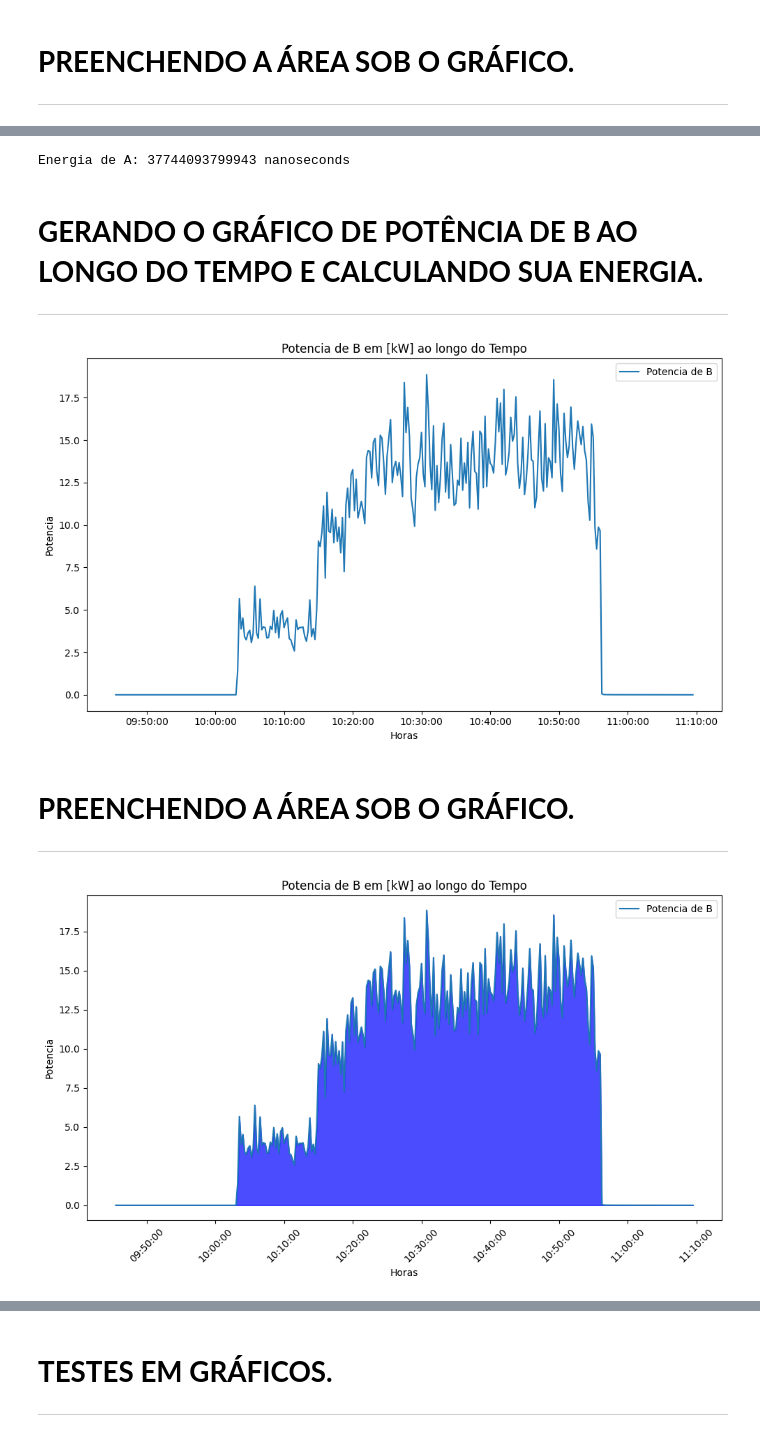
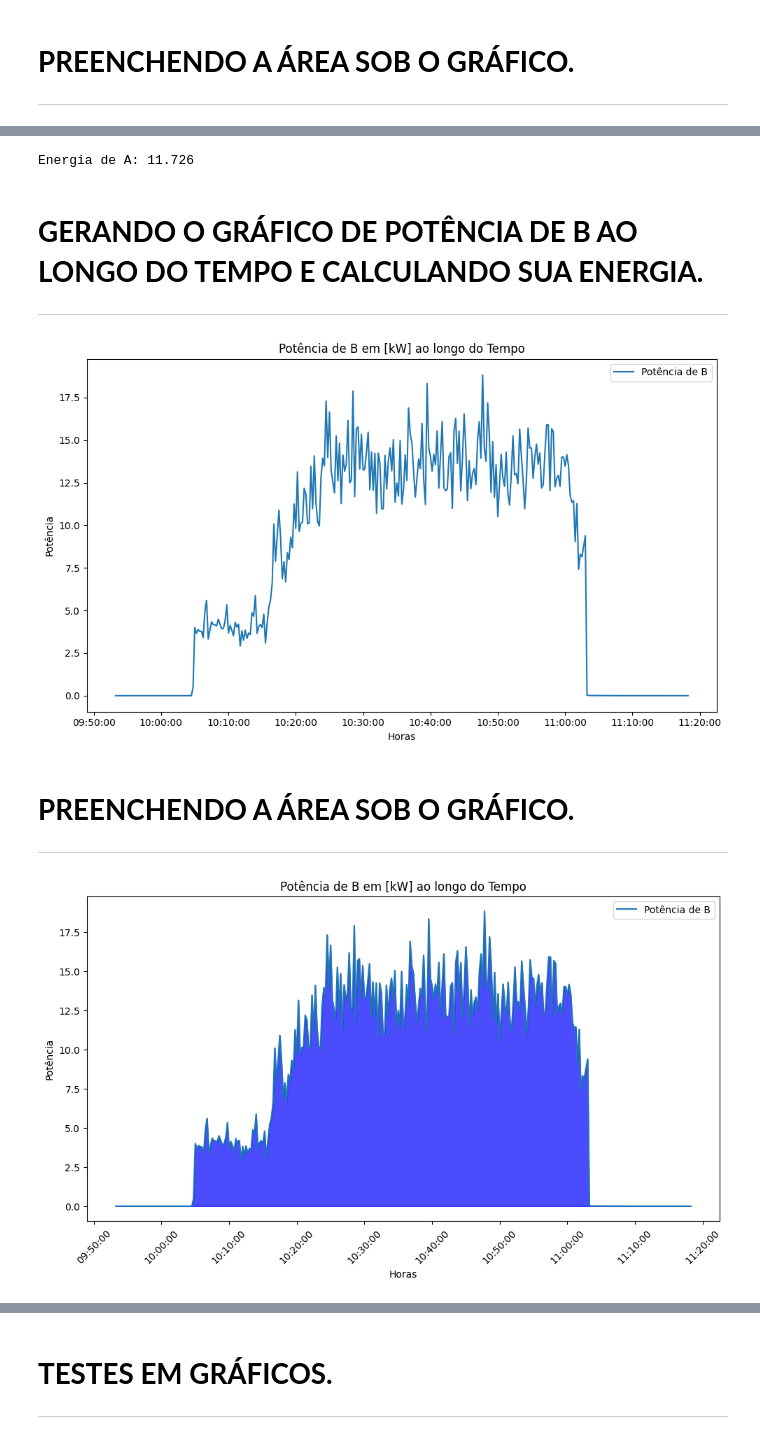
Before and after one commit to MalVaroTor/MalVaroTor, a Jupyter notebook: TCC_1_DESCOBRINDO.ipynb, the cells around one changed output, grey strips where cells are left out. Drawn from its saved outputs; the diff is of its cells as text; code cells hidden in the pictures.

```diff
--- a/TCC_1_DESCOBRINDO.ipynb
+++ b/TCC_1_DESCOBRINDO.ipynb
@@ -18,7 +18,7 @@ import matplotlib.pyplot as plt
 import numpy as np
 
 # LENDO O ARQUIVO NO DRIVE.
-db = pd.read_excel('/content/drive/MyDrive/TCC/db_dados/Dados_I_V_2023.xlsx')
+db = pd.read_excel('/content/drive/MyDrive/TCC/db_dados/all_dados_I_V_T.xlsx')
 
 # APRESENTANDO VISUALMENTE A TABELA.
 display(db)
@@ -60,7 +69,7 @@ dtype: object
 ---
 # %%
 # FILTRANDO A TABELA EM UM DIA ESPECÍFICO.
-db_dia = db.loc[db['HORA'].dt.date == pd.to_datetime('2023-02-02').date()]
+db_dia = db.loc[db['Data/Hora'].dt.date == pd.to_datetime('2023-01-17').date()]
 
 display(db_dia)
 # %% [output]
@@ -126,7 +135,7 @@ plt.show()
 # db_dia['Potencia_A_[kW]'] = db_dia['Corrente_A_[A]'] * db_dia['Tensao_A_[V]'] / 1000
 
 # TRAZENDO O ÍNDICE DA COLUNA 'Corrente_B_[A]'.
-indice_corrente_B = db_dia.columns.get_loc('Corrente_B_[A]')
+indice_corrente_B = db_dia.columns.get_loc('Tensao_A_[V]')
 
 # INSERINDO A COLUNA 'Potencia_A_[kW]' DEPOIS DA COLUNA 'Corrente_B_[A]'.
 db_dia.insert(indice_corrente_B + 1, \
@@ -181,0 +195,7 @@ display(db_dia)
+# %%
+# CRIANDO A COLUNA 'Hora_decimal'.
+db_dia['Hora_decimal'] = db_dia['Data/Hora'].dt.hour + \
+                                db_dia['Data/Hora'].dt.minute / 60 + \
+                                    db_dia['Data/Hora'].dt.second / 3600
+
+display(db_dia)
@@ -254,12 +294,15 @@ plt.show()
 # %%
 # CALCULANDO A INTEGRAL PELO MÉTODO DO TRAPÉZIO.
 integral_PotenciaA = np.trapz(db_dia['Potencia_A_[kW]'], \
-                                db_dia['HORA'])
+                                db_dia['Hora_decimal'])
+
+# FORMATANDO O DADO DA INTEGRAL PARA 3 DÍGITOS.
+integral_PotenciaA = round(integral_PotenciaA , 3)
 
 # IMPRIMINDO O RESULTADO.
 print("Energia de A:", integral_PotenciaA)
 # %% [output]
-Energia de A: 37744093799943 nanoseconds
+Energia de A: 11.726
 # %% [markdown]
 # **GERANDO O GRÁFICO DE POTÊNCIA DE B AO LONGO DO TEMPO E CALCULANDO SUA ENERGIA.**
 
@@ -269,17 +312,17 @@ Energia de A: 37744093799943 nanoseconds
 plt.figure(figsize=(10, 6))
 
 # PLOTANDO OS DADOS DO GRÁFICO.
-plt.plot(db_dia['HORA'], \
+plt.plot(db_dia['Data/Hora'], \
             db_dia['Potencia_B_[kW]'], \
-                label='Potencia de B')
+                label='Potência de B')
 
 # ADICIONADNO OS EIXOS.
 plt.xlabel('Horas')
 
-plt.ylabel('Potencia')
+plt.ylabel('Potência')
 
 # ADICIONADNO O TÍTULO.
-plt.title('Potencia de B em [kW] ao longo do Tempo')
+plt.title('Potência de B em [kW] ao longo do Tempo')
 
 # ADICIONADNO A LEGENDA.
 plt.legend()
@@ -292,7 +335,7 @@ plt.tight_layout()
 
 plt.show()
 # %% [output]
-[figure, old version]
+[figure, new version]
 # %% [markdown]
 # **PREENCHENDO A ÁREA SOB O GRÁFICO.**
 
@@ -301,36 +344,36 @@ plt.show()
 # CRIANDO A FIGURA.
 plt.figure(figsize=(10, 6))
 
 # PLOTANDO OS DADOS DO GRÁFICO.
-plt.plot(db_dia['HORA'], \
+plt.plot(db_dia['Data/Hora'], \
             db_dia['Potencia_B_[kW]'], \
-                label='Potencia de B')
+                label='Potência de B')
 
 # PREENCHENDO A ÁREA SOB O GRÁFICO.
-plt.fill_between(db_dia['HORA'], \
+plt.fill_between(db_dia['Data/Hora'], \
                     db_dia['Potencia_B_[kW]'], \
                         color='blue', \
                             alpha=0.7)
 
 # ADICIONADNO OS EIXOS.
 plt.xlabel('Horas')
 
-plt.ylabel('Potencia')
+plt.ylabel('Potência')
 
-plt.title('Potencia de B em [kW] ao longo do Tempo')
+plt.title('Potência de B em [kW] ao longo do Tempo')
 
 # ADICIONADNO A LEGENDA.
 plt.legend()
 
 # INCLINADNO O EIXO X.
 plt.xticks(rotation=45)
 
 # FORMATANDO O EIXO X.
 plt.gca().xaxis.set_major_formatter(plt.matplotlib.dates.DateFormatter('%H:%M:%S'))
 
 # EXIBINDO O GRÁFICO.
 plt.tight_layout()
 
 plt.show()
 # %% [output]
-[figure, old version]
+[figure, new version]
```
Also changed, not shown: parts of 15 cells of this notebook.
